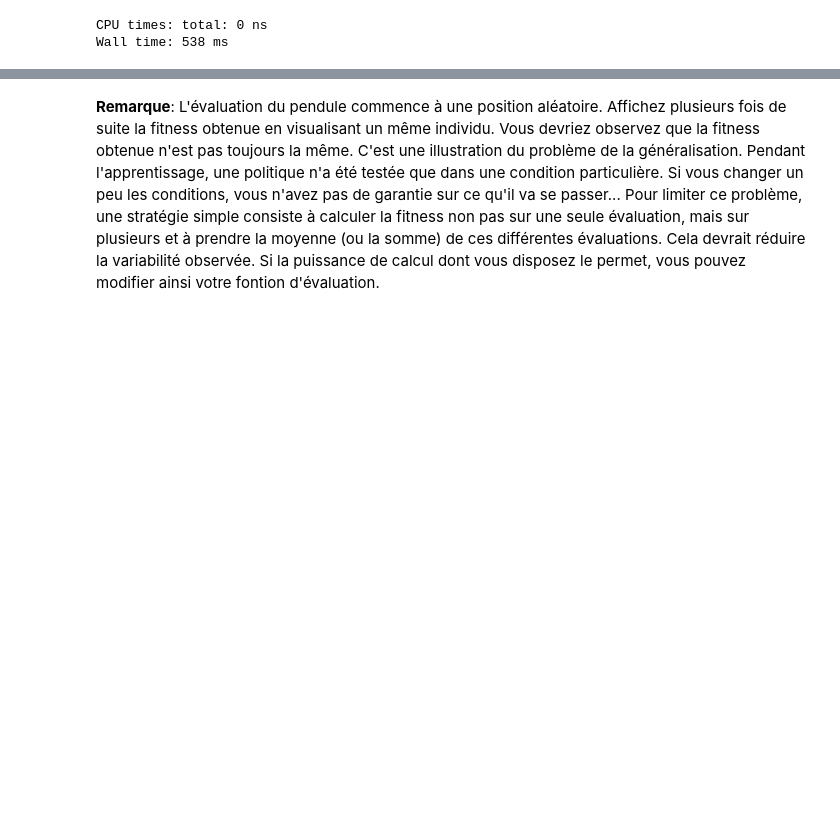
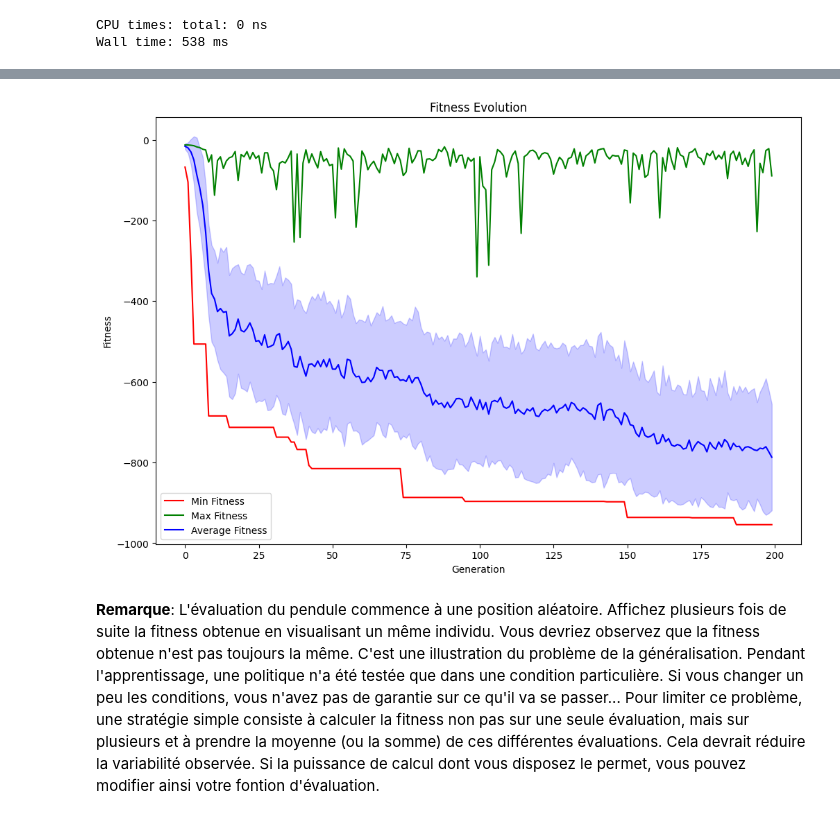
Before and after one commit to zhenyuefu/evolutionary-strategy, a Jupyter notebook: Enonce.ipynb, the cells around one changed output, grey strips where cells are left out. Drawn from its saved outputs; the diff is of its cells as text; code cells hidden in the pictures; blank space fills up the shorter version.

```diff
--- a/Enonce.ipynb
+++ b/Enonce.ipynb
@@ -388,3 +382,46 @@ OSError: [Errno 22] Invalid argument: 'elitist_cartpole_2023_04_12-12:34:56\\log
+# %%
+# <ANSWER>
+import os
+import pickle
+
+
+
+experiment_dir = "outputs"
+nb_runs = len(os.listdir(experiment_dir))
+
+i = 0
+for dir in os.listdir(experiment_dir):
+    logbook_file = open(os.path.join(experiment_dir, dir, "logbook.pkl"), "rb")
+    logbook = pickle.load(logbook_file)
+    i += 1
+
+    # Extract fitness data from the logbook
+    gen_numbers = logbook.select('gen')
+    min_fitness = logbook.select('min')
+    max_fitness = logbook.select('max')
+    avg_fitness = logbook.select('avg')
+    std_fitness = logbook.select('std')
+
+    # Plot the fitness evolution
+    plt.figure(figsize=(12, 8))
+    plt.plot(gen_numbers, min_fitness, label='Min Fitness', color='red')
+    plt.plot(gen_numbers, max_fitness, label='Max Fitness', color='green')
+    plt.plot(gen_numbers, avg_fitness, label='Average Fitness', color='blue')
+    plt.fill_between(
+        gen_numbers,
+        [avg - std for avg, std in zip(avg_fitness, std_fitness)],
+        [avg + std for avg, std in zip(avg_fitness, std_fitness)],
+        color='blue',
+        alpha=0.2
+    )
+
+    plt.xlabel('Generation')
+    plt.ylabel('Fitness')
+    plt.legend(loc='best')
+    plt.title('Fitness Evolution')
+    plt.show()
+# %% [output]
+[figure, added]
 # %% [markdown]
 **Remarque**: L'évaluation du pendule commence à une position aléatoire. Affichez plusieurs fois de suite la fitness obtenue en visualisant un même individu. Vous devriez observez que la fitness obtenue n'est pas toujours la même. C'est une illustration du problème de la généralisation. Pendant l'apprentissage, une politique n'a été testée que dans une condition particulière. Si vous changer un peu les conditions, vous n'avez pas de garantie sur ce qu'il va se passer... Pour limiter ce problème, une stratégie simple consiste à calculer la fitness non pas sur une seule évaluation, mais sur plusieurs et à prendre la moyenne (ou la somme) de ces différentes évaluations. Cela devrait réduire la variabilité observée. Si la puissance de calcul dont vous disposez le permet, vous pouvez modifier ainsi votre fontion d'évaluation.
 # %% [markdown]
```
Also changed, not shown: parts of 13 cells of this notebook, 1 other file.
